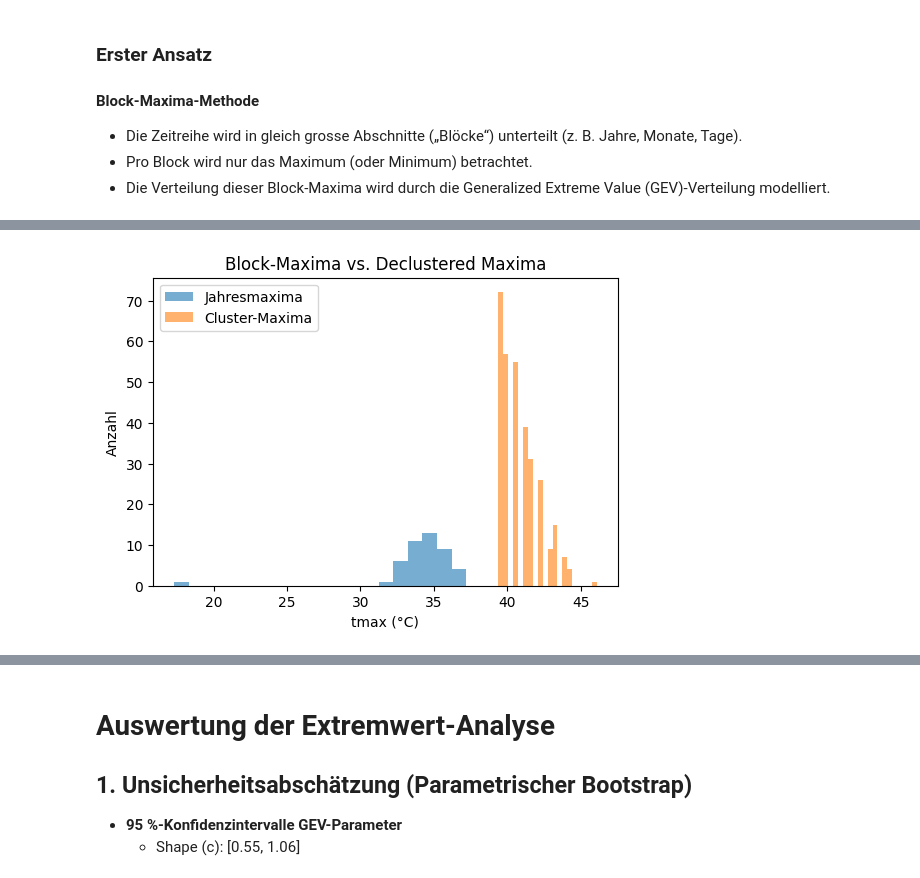
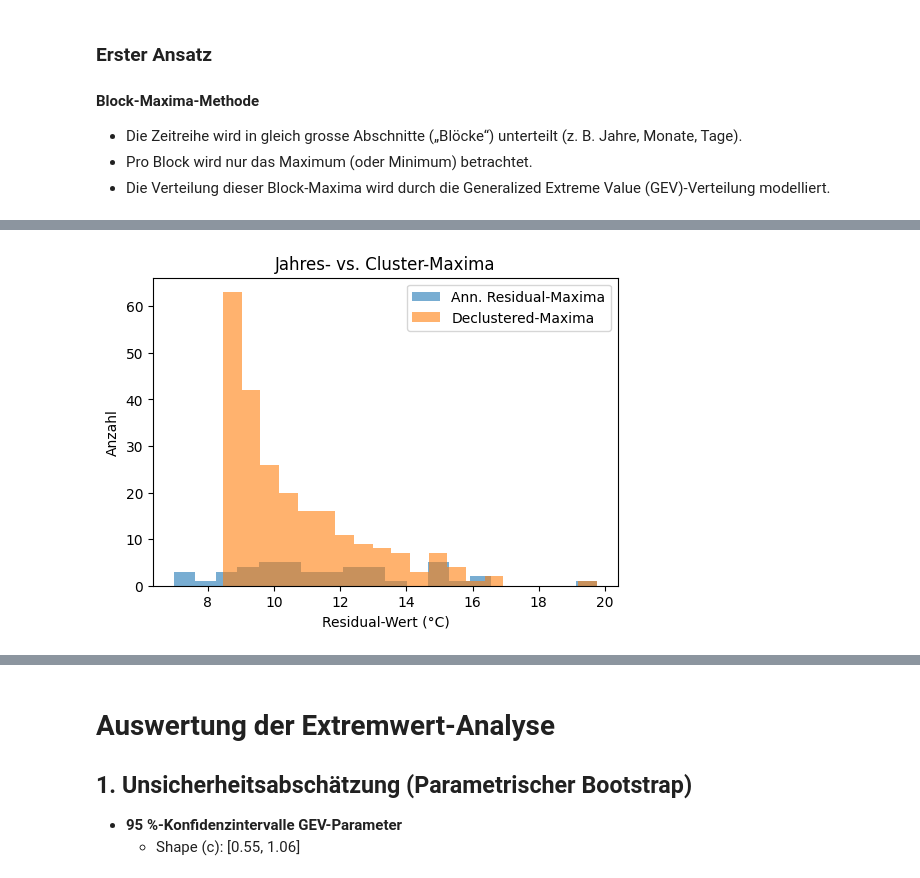
Before and after one commit to gurkewasser/spz_mc, a Jupyter notebook: main_spz.ipynb, the cells around one changed output, grey strips where cells are left out. Drawn from its saved outputs; the diff is of its cells as text; code cells hidden in the pictures.

```diff
--- a/main_spz.ipynb
+++ b/main_spz.ipynb
@@ -598,70 +694,70 @@ Geschätzte GEV-Parameter:
 # %%
-# 1) Parametrischer Bootstrap zur Unsicherheits-Abschätzung
+import numpy as np
+from scipy.stats import genextreme as gev, norm
+
+# Annual-Maxima aus den STL-Residuen (ann_max aus vorherigem Block)
+# 1) Parametrischer Bootstrap
+np.random.seed(42)
 n_boot = 500
-params_bs = np.zeros((n_boot, 3))
-return_periods = np.array([2, 5, 10, 20, 50, 100])
-rl_bs = np.zeros((n_boot, len(return_periods)))
+return_periods = np.array([2,5,10,20,50,100])
+probs = 1 - 1/return_periods
+
+params_bs = np.empty((n_boot, 3))
+rl_bs     = np.empty((n_boot, len(return_periods)))
 
 for i in range(n_boot):
-    # Simuliere Block-Maxima nach deinem Modell
-    sim = gev.rvs(c, loc=loc, scale=scale, size=len(block_maxima))
-    # Fit auf die Simulation
+    # simulierte Residual-Maxima
+    sim = gev.rvs(c, loc=loc, scale=scale, size=len(ann_max))
+    # Fit
     c_bs, loc_bs, scale_bs = gev.fit(sim)
     params_bs[i] = [c_bs, loc_bs, scale_bs]
-    # Berechne Return Levels
-    probs = 1 - 1/return_periods
+    # Return Levels simuliert
     rl_bs[i] = gev.ppf(probs, c_bs, loc=loc_bs, scale=scale_bs)
 
-# Konfidenzintervalle
-ci_params = np.percentile(params_bs, [2.5, 97.5], axis=0)
-ci_rl     = np.percentile(rl_bs, [2.5, 97.5], axis=0)
+# 95%-Konfidenzintervalle
+ci_params = np.percentile(params_bs, [2.5,97.5], axis=0)
+ci_rl     = np.percentile(rl_bs, [2.5,97.5], axis=0)
 
 print("95%-CI für GEV-Parameter [shape, loc, scale]:")
 print(ci_params)
 print("\n95%-CI für Return Levels:")
 for T, (lo, hi) in zip(return_periods, ci_rl.T):
-    print(f" {T}-Jahre: {lo:.2f} – {hi:.2f} °C")
+    print(f" {T}-Jahre: {lo:.2f} – {hi:.2f}")
 
-# 2) Mann–Kendall-Test zur Trend-Überprüfung in den Jahresmaxima
+# 2) Mann–Kendall-Test auf ann_max
 def mann_kendall(x):
     n = len(x)
     s = sum(np.sign(x[j] - x[i]) for i in range(n) for j in range(i+1, n))
-    # Varianz berücksichtigen
+    # Varianz mit Bindungen
     unique, counts = np.unique(x, return_counts=True)
-    tie = counts[counts > 1]
+    tie = counts[counts>1]
     var_s = (n*(n-1)*(2*n+5) - sum(t*(t-1)*(2*t+5) for t in tie)) / 18
-    if s > 0:
-        z = (s - 1) / np.sqrt(var_s)
-    elif s < 0:
-        z = (s + 1) / np.sqrt(var_s)
-    else:
-        z = 0
+    z = (s - np.sign(s)) / np.sqrt(var_s) if s != 0 else 0
     p = 2 * (1 - norm.cdf(abs(z)))
     return s, z, p
 
-S, Z, p_value = mann_kendall(block_maxima.values)
-print(f"\nMann–Kendall-Test auf Jahresmaxima: S={S}, Z={Z:.2f}, p={p_value:.3f}")
+S, Z, p_val = mann_kendall(ann_max.values)
+print(f"\nMann–Kendall auf Jahresmaxima: S={S}, Z={Z:.2f}, p={p_val:.3f}")
 
-# 3) Declustering oberhalb eines Schwellenwertes (z.B. 95%-Quantil)
-threshold = data['tmax'].quantile(0.95)
-exceed = data['tmax'] > threshold
-# Jeder neue Cluster, wenn exceed von False→True wechselt
+# 3) Declustering auf residualisierten tmax über 95%-Schwelle
+threshold = stationary_series.quantile(0.95)
+exceed = stationary_series > threshold
+# Cluster-IDs generieren
 cluster_id = (exceed & ~exceed.shift(1).fillna(False)).cumsum()
-clusters = data[exceed].groupby(cluster_id)['tmax']
-cluster_maxima = clusters.max()
+cluster_max = stationary_series[exceed].groupby(cluster_id).max()
 
-print(f"\nAnzahl Hitze-Cluster: {cluster_maxima.size}")
-c_d, loc_d, scale_d = gev.fit(cluster_maxima)
-print("GEV-Fit nach Declustering (c, loc, scale):")
-print(f" {c_d:.4f}, {loc_d:.2f}, {scale_d:.2f}")
+print(f"\nAnzahl Cluster-Maxima: {len(cluster_max)}")
+c_d, loc_d, scale_d = gev.fit(cluster_max)
+print("GEV nach Declustering:")
+print(f" c={c_d:.4f}, loc={loc_d:.2f}, scale={scale_d:.2f}")
 
-# Optional: Histogramm-Vergleich
+# Histogramm-Vergleich
 plt.figure(figsize=(6,4))
-plt.hist(block_maxima, bins=20, alpha=0.6, label='Jahresmaxima')
-plt.hist(cluster_maxima, bins=20, alpha=0.6, label='Cluster-Maxima')
+plt.hist(ann_max,        bins=20, alpha=0.6, label='Ann. Residual-Maxima')
+plt.hist(cluster_max,    bins=20, alpha=0.6, label='Declustered-Maxima')
 plt.legend()
-plt.title('Block-Maxima vs. Declustered Maxima')
-plt.xlabel('tmax (°C)')
+plt.title('Jahres- vs. Cluster-Maxima')
+plt.xlabel('Residual-Wert (°C)')
 plt.ylabel('Anzahl')
 plt.show()
 # %% [output]
@@ -685 +781 @@ GEV-Fit nach Declustering (c, loc, scale):
-[figure, old version]
+[figure, new version]
```
Also changed, not shown: parts of 24 cells of this notebook.
